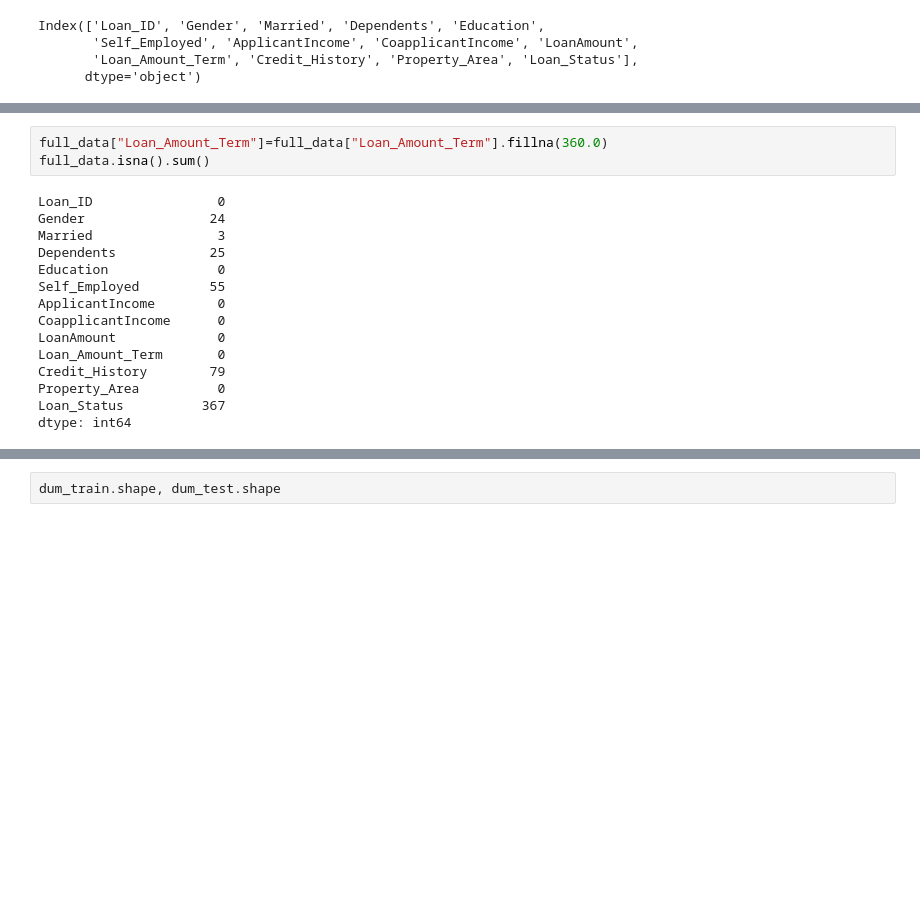
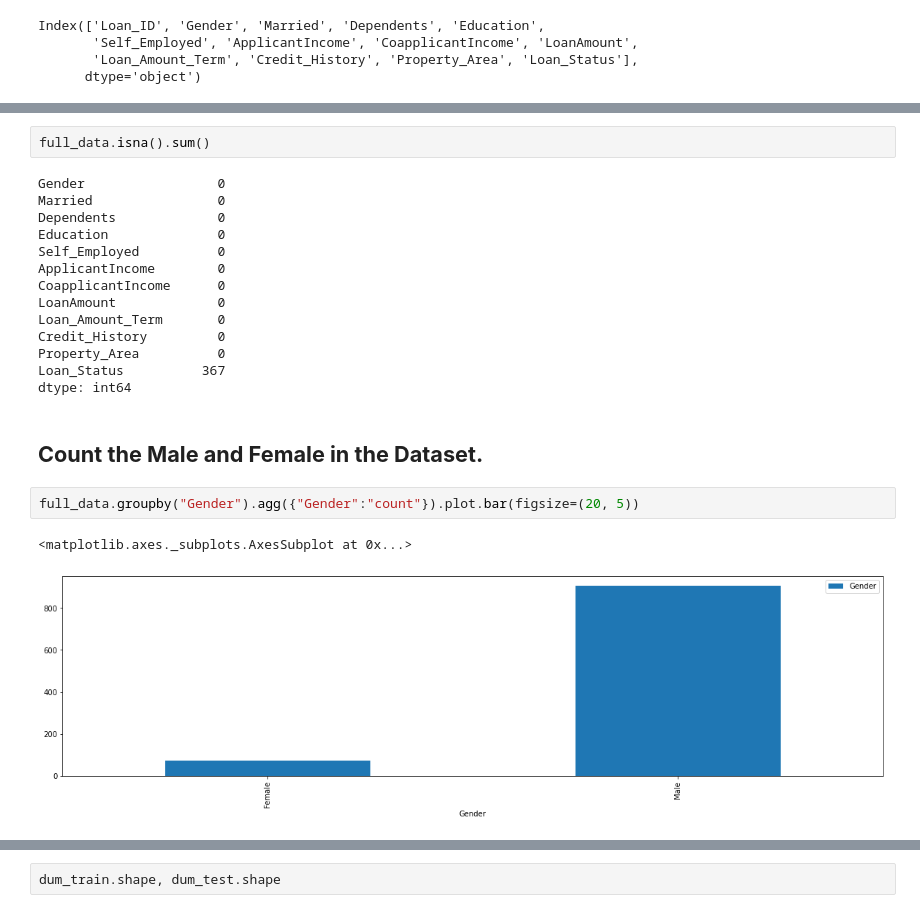
Before and after one commit to naikshrihari/Customer-eligibility-for-loan, a Jupyter notebook: loan.ipynb, the cells around one changed output, grey strips where cells are left out. Cells and saved outputs as stored; diff of their text form; blank space fills up the shorter version.

```diff
--- a/loan.ipynb
+++ b/loan.ipynb
@@ -98,18 +182,23 @@ dtype: int64
 # %%
-full_data["Loan_Amount_Term"]=full_data["Loan_Amount_Term"].fillna(360.0)
 full_data.isna().sum()
 # %% [output]
-Loan_ID                0
-Gender                24
-Married                3
-Dependents            25
+Gender                 0
+Married                0
+Dependents             0
 Education              0
-Self_Employed         55
+Self_Employed          0
 ApplicantIncome        0
 CoapplicantIncome      0
 LoanAmount             0
 Loan_Amount_Term       0
-Credit_History        79
+Credit_History         0
 Property_Area          0
 Loan_Status          367
 dtype: int64
+# %% [markdown]
+## **Count the Male and Female in the Dataset.**
+# %%
+full_data.groupby("Gender").agg({"Gender":"count"}).plot.bar(figsize=(20, 5))
+# %% [output]
+<matplotlib.axes._subplots.AxesSubplot at 0x...>
+[figure, added]
```
Also changed, not shown: parts of 148 cells of this notebook.
